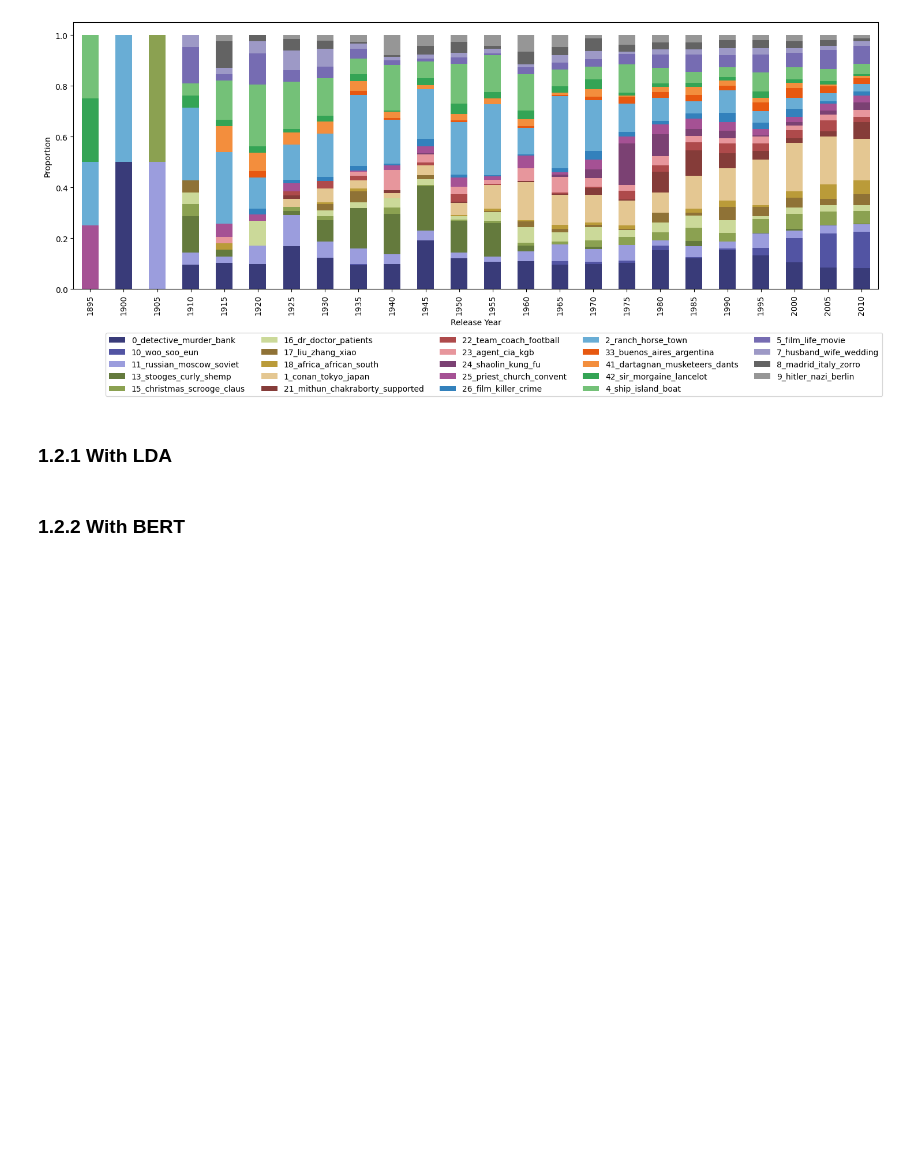
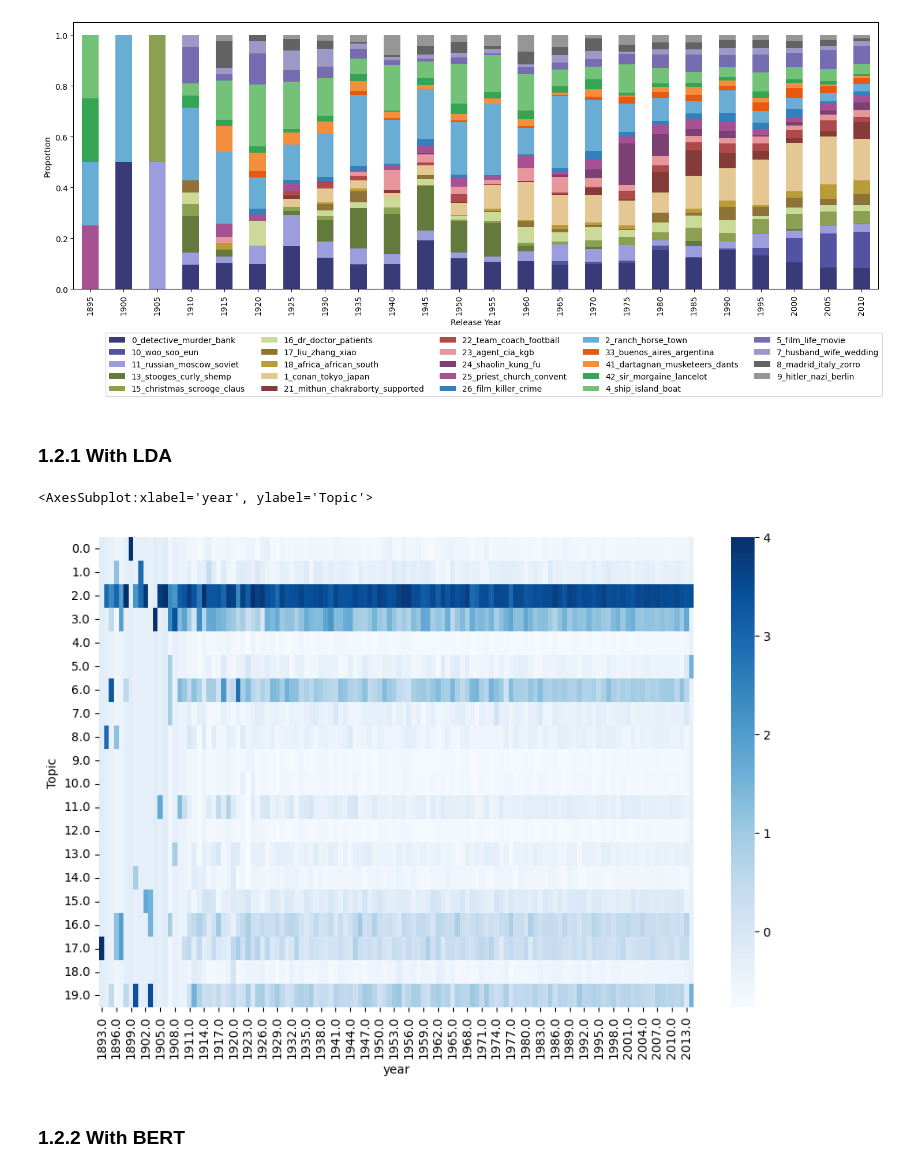
Before and after one commit to salome-baup/ada-2022-project-adaccord, a Jupyter notebook: Milestone3_DataAnalysis.ipynb, the cells around one changed output. Cells and saved outputs as stored; diff of their text form; code cells hidden in the pictures; blank space fills up the shorter version.

Commit message:
Heatmap

```diff
--- a/Milestone3_DataAnalysis.ipynb
+++ b/Milestone3_DataAnalysis.ipynb
@@ -442,5 +442,25 @@ plt.show()
 [figure]
 # %% [markdown]
 ### 1.2.1 With LDA <a id='1.2.1'></a>
+# %%
+#Create a 2D table with topics as rows and years as columns
+for_heatmap_LDA = movies_with_year.groupby(['year','Topic'])['WikiMovieID'].count().reset_index().sort_values(by='year')
+for_heatmap_LDA = for_heatmap_LDA.pivot(columns = 'year', index='Topic', values= 'WikiMovieID').fillna(0)
+
+#Row normalization
+#cols = for_heatmap_LDA.columns
+#for col in cols:
+#    for_heatmap_LDA['{}_'.format(col)] = (for_heatmap_LDA[col] - for_heatmap_LDA.mean(axis=1) ) / for_heatmap_LDA.std(axis=1)
+#cols_z = ['{}_'.format(col) for col in cols]
+
+#Column normalization
+for_heatmap_LDA = (for_heatmap_LDA - for_heatmap_LDA.mean()) / for_heatmap_LDA.std()
+
+fig,ax=plt.subplots(figsize=(11,7))
+#sns.heatmap(for_heatmap_LDA[cols_z], ax = ax, yticklabels=True, cmap="Blues", vmax = 5)
+sns.heatmap(for_heatmap_LDA, ax = ax, yticklabels=True, cmap="Blues", vmax = 4)
+# %% [output]
+<AxesSubplot:xlabel='year', ylabel='Topic'>
+[figure, added]
 # %% [markdown]
 ### 1.2.2 With BERT <a id='1.2.2'></a>
```
Also changed, not shown: parts of 2 cells of this notebook.
